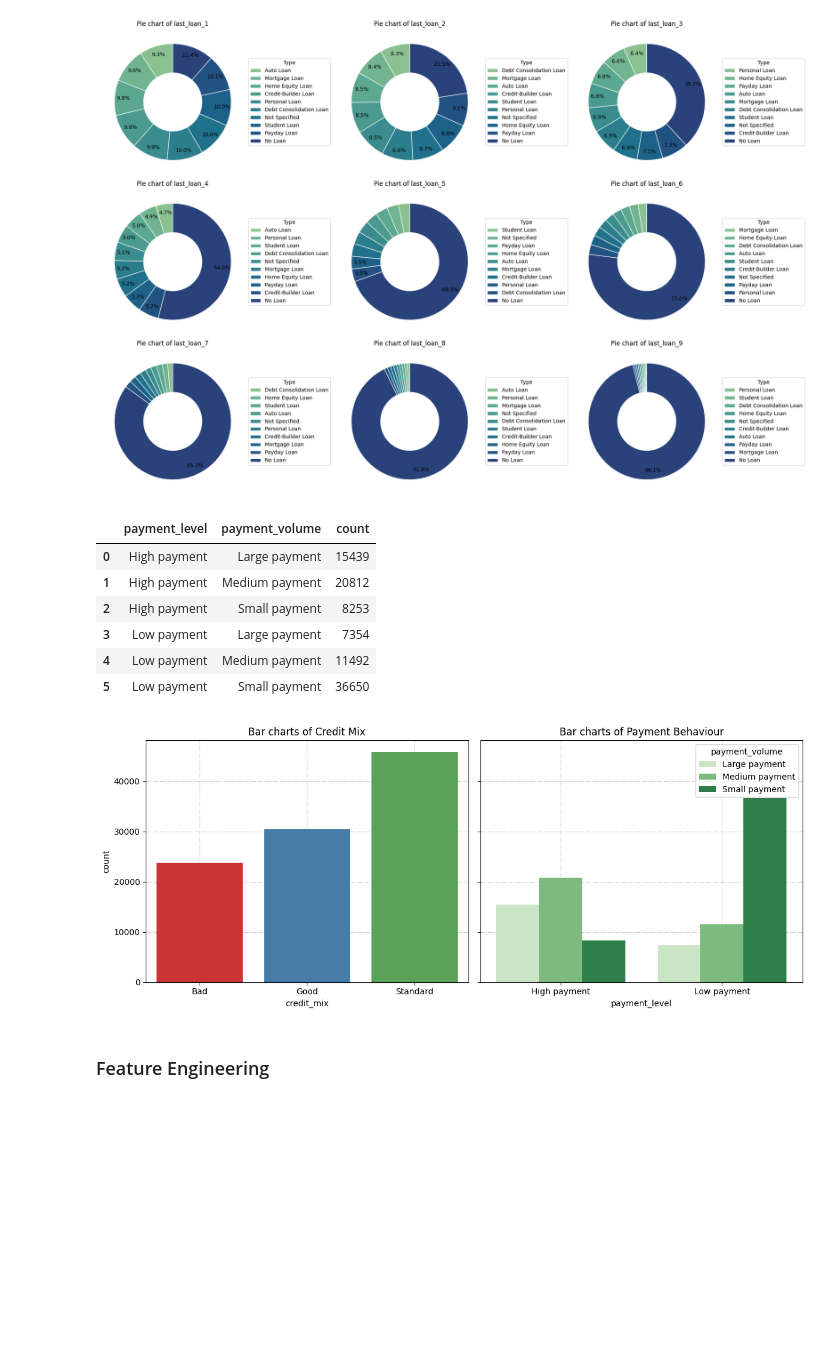
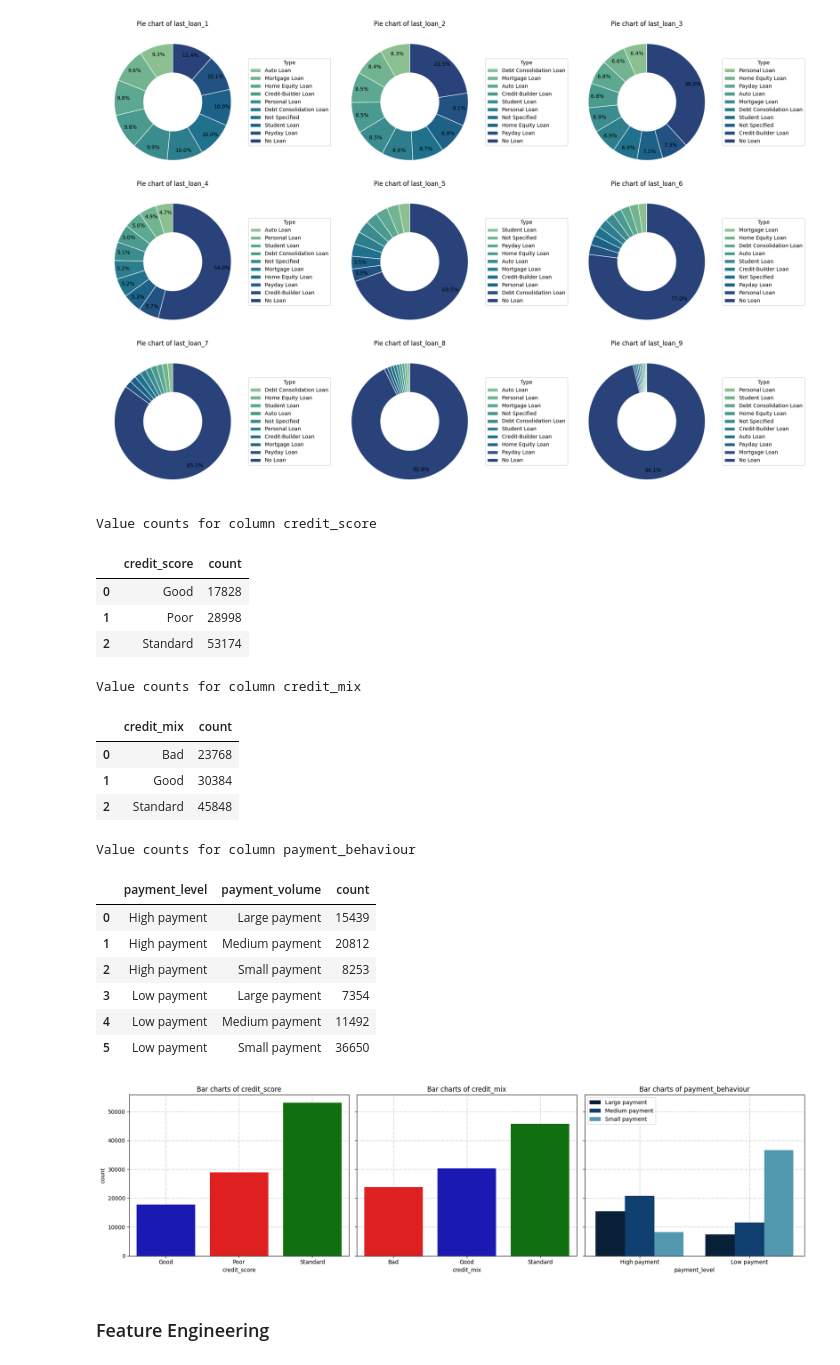
Before and after one commit to pewpy376/credit-score-classification, a Jupyter notebook: credit_scoring_pipeline.ipynb, the cells around one changed output. Drawn from its saved outputs; the diff is of its cells as text; code cells hidden in the pictures; blank space fills up the shorter version.

Commit message:
feat(variable): completed basic feature engineering before trainning and style the chart colors

```diff
--- a/credit_scoring_pipeline.ipynb
+++ b/credit_scoring_pipeline.ipynb
@@ -128,45 +128,62 @@ plt.show()
 [figure]
 [figure]
 # %%
-# Draw barcharts for ordinal variables
-ordinal_cols = ['Credit Mix', 'Payment Behaviour']
-fig, axes = plt.subplots(1,2, figsize = (12,5), sharey = True)
-
-credit_mix_count = df['credit_mix'].value_counts().sort_values().reset_index()
-sns.barplot(data = credit_mix_count, y = 'count', x = 'credit_mix', ax = axes[0], hue = 'credit_mix', palette = 'Set1')
-
-# Add 2 more columns
+# Add 2 more columns for payment_behaviour
 df['payment_level'] = 'default'
 df.loc[df['payment_behaviour'].str.contains('Low', case = False, na = False), 'payment_level'] = 'Low payment'
 df.loc[df['payment_behaviour'].str.contains('High',case = False, na = False), 'payment_level'] = 'High payment'
 
 df['payment_volume'] = 'default'
 df.loc[df['payment_behaviour'].str.contains('Small', case = False, na = False), 'payment_volume'] = 'Small payment'
 df.loc[df['payment_behaviour'].str.contains('Medium', case = False, na = False), 'payment_volume'] = 'Medium payment'
 df.loc[df['payment_behaviour'].str.contains('Large', case = False, na = False), 'payment_volume'] = 'Large payment'
 
-# Group created columns into new dataframe
+# Setup layout for ordinal variables
+ordinal_cols = ['credit_score','credit_mix', 'payment_behaviour']
+fig, axes = plt.subplots(1,3, figsize = (18,5), sharey = True)
+color_score = {'Standard': 'green', 'Poor': 'red', 'Bad': 'red', 'Good': 'mediumblue'}
+# Create bar charts
+credit_score_count = df['credit_score'].value_counts().sort_values().reset_index()
+sns.barplot(data = credit_score_count, y = 'count', x = 'credit_score', ax = axes[0], hue = 'credit_score', palette = color_score)
+
+credit_mix_count = df['credit_mix'].value_counts().sort_values().reset_index()
+sns.barplot(data = credit_mix_count, y = 'count', x = 'credit_mix', ax = axes[1], hue = 'credit_mix', palette = color_score)
 
 df_payment_group = df.groupby(['payment_level','payment_volume']).size().reset_index(name = 'count')
-display(df_payment_group)
+sns.barplot(data = df_payment_group, x = 'payment_level', y = 'count', hue = 'payment_volume', ax = axes[2], palette = 'ocean')
 
-sns.barplot(data = df_payment_group, x = 'payment_level', y = 'count', hue = 'payment_volume', ax = axes[1], palette = 'Greens')
+# Set labels and display grouped tables for charts
+ordinal_grouped_count_table = [credit_score_count, credit_mix_count, df_payment_group]
 
-for ax, col in zip(axes,ordinal_cols):
+for ax, col, table in zip(axes,ordinal_cols, ordinal_grouped_count_table):
     ax.set_axisbelow(True)
     ax.grid(True, linestyle = '-.', alpha = 0.75)
     ax.set_title(f'Bar charts of {col}')
+    print(f'Value counts for column {col}')
+    display(table)
 
+plt.legend(loc = 'upper left')
 plt.tight_layout()
 plt.show()
 # %% [output]
+Value counts for column credit_score
-|  | payment_level | payment_volume | count |
-| 0 | High payment | Large payment | 15439 |
-| 1 | High payment | Medium payment | 20812 |
-| 2 | High payment | Small payment | 8253 |
-| 3 | Low payment | Large payment | 7354 |
-| 4 | Low payment | Medium payment | 11492 |
-| 5 | Low payment | Small payment | 36650 |
+|  | credit_score | count |
+| 0 | Good | 17828 |
+| 1 | Poor | 28998 |
+| 2 | Standard | 53174 |
+Value counts for column credit_mix
+|  | credit_mix | count |
+| 0 | Bad | 23768 |
+| 1 | Good | 30384 |
+| 2 | Standard | 45848 |
+Value counts for column payment_behaviour
+|  | payment_level | payment_volume | count |
+| 0 | High payment | Large payment | 15439 |
+| 1 | High payment | Medium payment | 20812 |
+| 2 | High payment | Small payment | 8253 |
+| 3 | Low payment | Large payment | 7354 |
+| 4 | Low payment | Medium payment | 11492 |
+| 5 | Low payment | Small payment | 36650 |
-[figure, old version]
+[figure, new version]
 # %% [markdown]
 ### Feature Engineering
```
Also changed, not shown: parts of 5 cells of this notebook.
